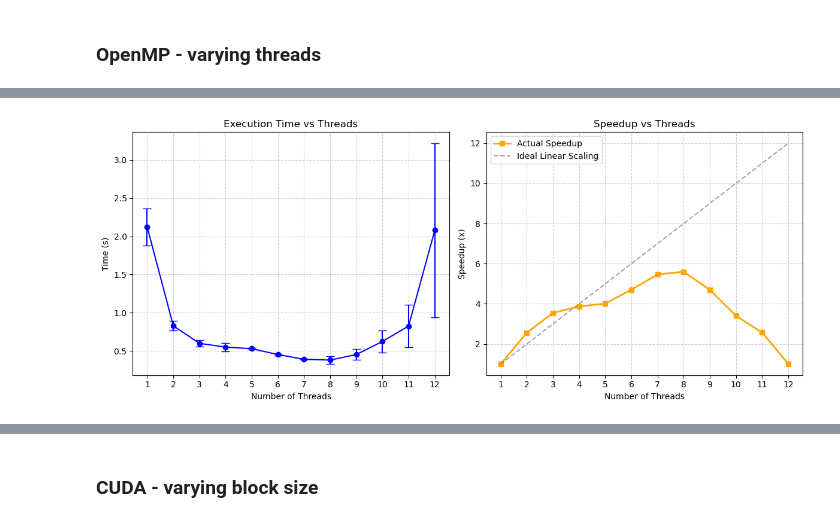
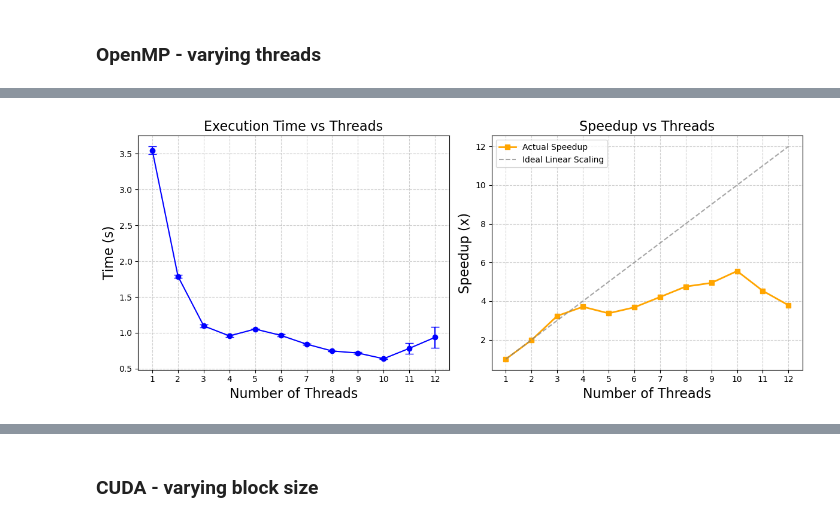
Before and after one commit to WilliamConte/Ising2D_with_CUDA, a Jupyter notebook: benchmarks.ipynb, the cells around one changed output, grey strips where cells are left out. Saved outputs shown, nothing was run; the diff lists cells and outputs as text; code cells hidden in the pictures.

Commit message:
Added some comments to the src code and polished benchmarks plot with more detailed comments.

```diff
--- a/benchmarks.ipynb
+++ b/benchmarks.ipynb
@@ -71,8 +95,7 @@ First of all we try to see if the MCMC algorithm leads to the final predicted re
 # %%
 # Simulation data
 L = 64
-STEPS = 20000
-BLOCK_SIZE = 16
+steps = 20000
 
 modes = [
     (ising2d.Mode.SERIAL, "Serial (CPU Single Core)"),
@@ -102,9 +125,10 @@ for mode_enum, mode_title in modes:
         if "CUDA" in mode_title:
             model.copy_to_device()
 
-        model.update(mode_enum, STEPS)
+        model.update(mode_enum, steps)
 
         if "CUDA" in mode_title:
+            # wait the blocks synchronization and copy the lattice to host
             model.device_synchronize()
             model.copy_to_host()
 
@@ -376,8 +400,8 @@ L = 512
 T = 2.0
 J = 1.0
 h = 0.0
-steps_total = 500
-n_trials = 5
+steps_total = 1000
+n_trials = 10
 
 model = ising2d.IsingModel(L,T,J,h,123)
 max_threads = 12
@@ -420,33 +426,33 @@ n_threads = 12 | trial 4
 # %%
 avg_times = np.mean(times_measures, axis=1)
 std_times = np.std(times_measures, axis=1)/np.sqrt(n_trials)
 
 # Speedup
 speedup = avg_times[0] / avg_times
 ideal_speedup = n_threads
 
 fig, (ax1, ax2) = plt.subplots(1, 2, figsize=(12, 5))
 
 
 # time plot
 ax1.errorbar(n_threads, avg_times, yerr=std_times, fmt='-o', color='blue', capsize=5, label='Measured Time')
-ax1.set_title("Execution Time vs Threads")
-ax1.set_xlabel("Number of Threads")
-ax1.set_ylabel("Time (s)")
+ax1.set_title("Execution Time vs Threads", fontsize = 16)
+ax1.set_xlabel("Number of Threads", fontsize = 16)
+ax1.set_ylabel("Time (s)", fontsize = 16)
 ax1.grid(True, linestyle='--', alpha=0.6)
 ax1.set_xticks(n_threads)
 
 # speedup plot
 ax2.plot(n_threads, speedup, '-s', color='orange', label='Actual Speedup', linewidth=2)
 ax2.plot(n_threads, ideal_speedup, '--', color='gray', label='Ideal Linear Scaling', alpha=0.7)
-ax2.set_title("Speedup vs Threads")
-ax2.set_xlabel("Number of Threads")
-ax2.set_ylabel("Speedup (x)")
+ax2.set_title("Speedup vs Threads", fontsize = 16)
+ax2.set_xlabel("Number of Threads", fontsize = 16)
+ax2.set_ylabel("Speedup (x)", fontsize = 16)
 ax2.grid(True, linestyle='--', alpha=0.6)
 ax2.set_xticks(n_threads)
 ax2.legend()
 
 plt.tight_layout()
 plt.show()
 # %% [output]
-[figure, old version]
+[figure, new version]
```
Also changed, not shown: parts of 34 cells of this notebook, 4 other files.
